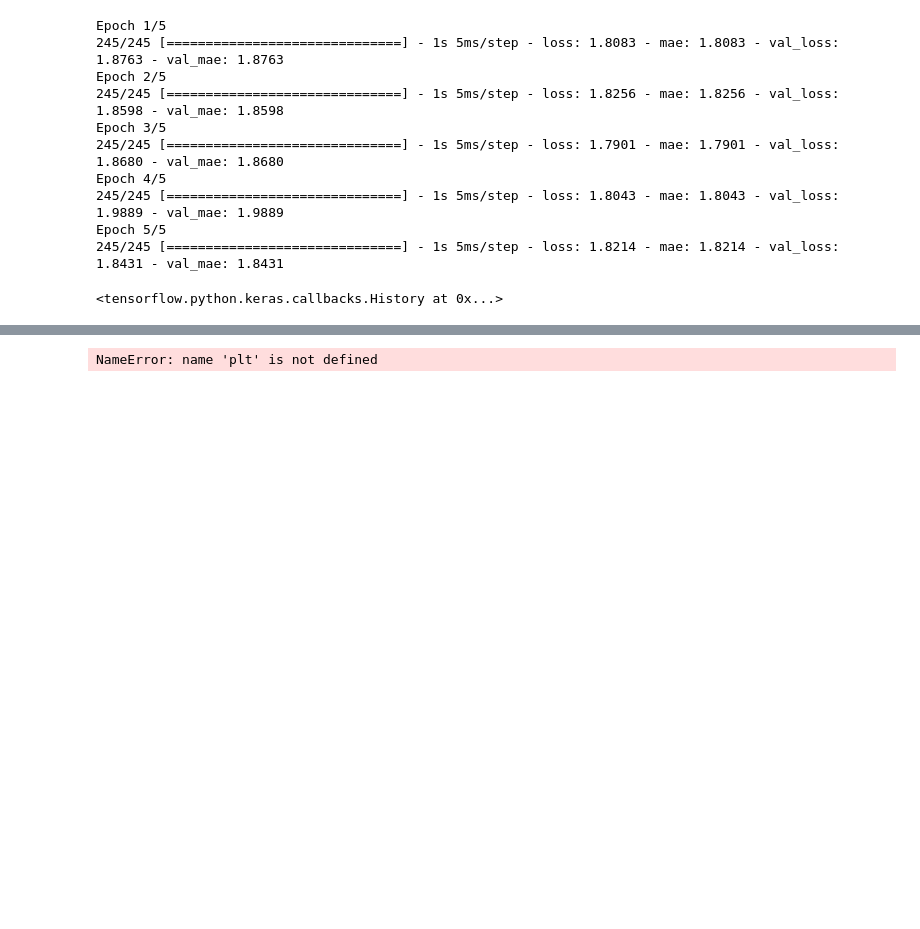
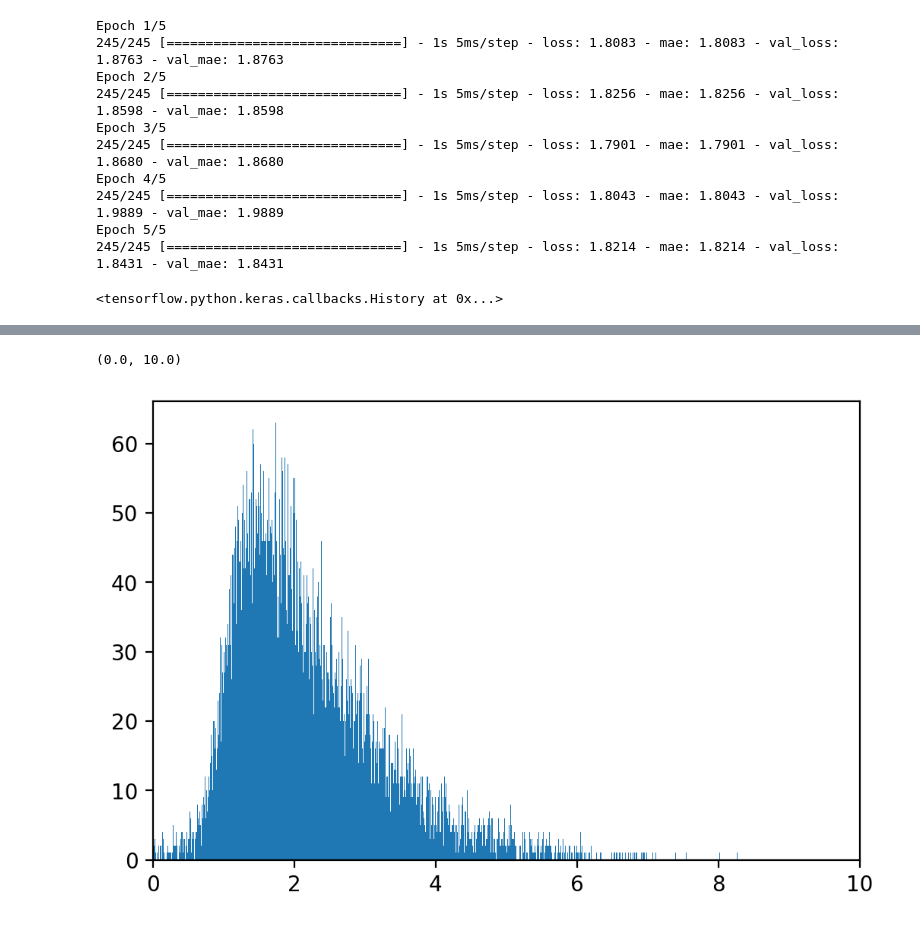
Before and after one commit to ManuelDSCH/DSfpreg, a Jupyter notebook: working reg.ipynb, the cells around one changed output, grey strips where cells are left out. Cells and saved outputs as stored; diff of their text form; code cells hidden in the pictures; blank space fills up the shorter version.

```diff
--- a/working reg.ipynb
+++ b/working reg.ipynb
@@ -329,3 +326,12 @@ test = pd.read_csv("final_version_test.csv")
+# %%
+train = pd.read_csv("final_version_train.csv")
+test = pd.read_csv("final_version_test.csv")
+numerical = []
+for n in train.columns:
+  if train[n].dtype == "int64" or train[n].dtype =="float64":
+    numerical.append(n)
+
+cat = list(set(train.columns) - set(train[numerical].columns))
 # %%
 
 train["NAN"] = [1 if x >= 20 else 0  for x in train["NAN"]]
@@ -901,7 +911,7 @@ Epoch 5/5
 245/245 [==============================] - 1s 5ms/step - loss: 1.8214 - mae: 1.8214 - val_loss: 1.8431 - val_mae: 1.8431
 <tensorflow.python.keras.callbacks.History at 0x...>
 # %%
-predR = best_modelR.predict(X_dev)
+predR = best_modelR.predict(test)
 # %%
 m = tunerR.get_best_models(num_models=10)
 i = 0
@@ -921,6 +931,7 @@ for n in m:
 # %%
-_=plt.hist([pred.flatten()], bins = 1000)
+_=plt.hist([predR.flatten()], bins = 1000)
 plt.xlim(0,10)
 #i like how this one actually manages to fit the distribution.I'm pretty sure that if if there was a robust way to tag long staying patients, this would be a very good way to model them
 # %% [output]
-NameError: name 'plt' is not defined
+(0.0, 10.0)
+[figure, added]
```
Also changed, not shown: parts of 20 cells of this notebook, 1 other file.
